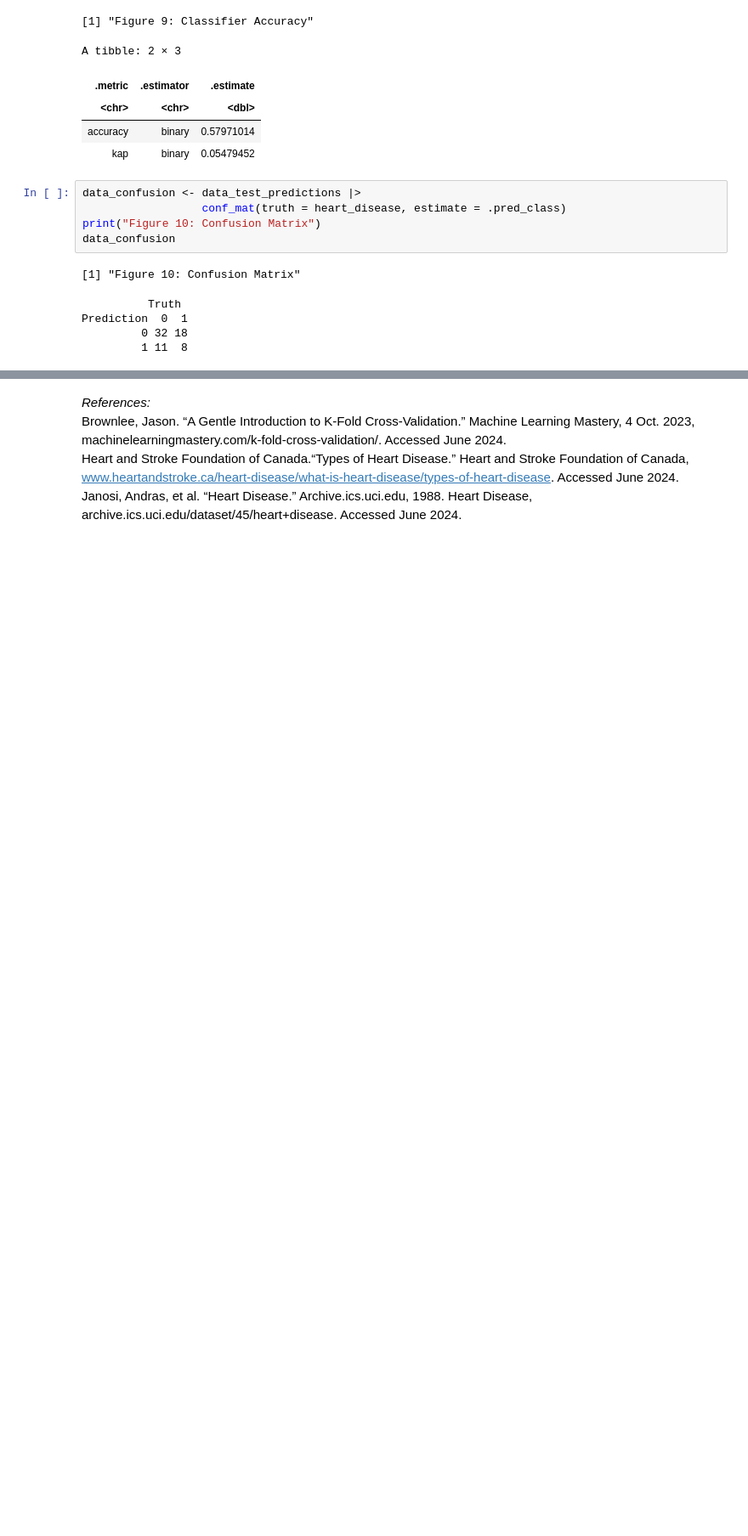
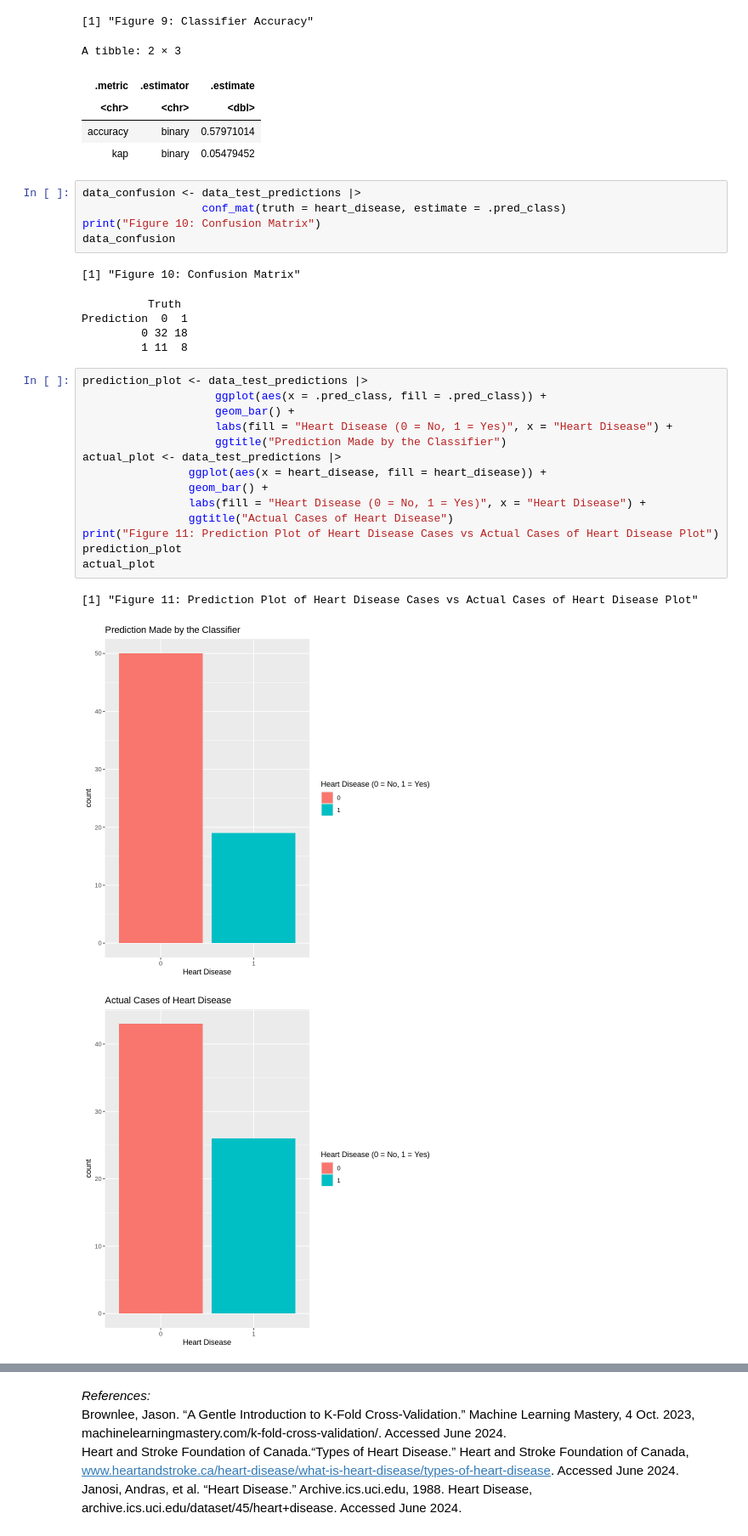
Before and after one commit to Andrewang561/Heart-Disease-Classifier, a Jupyter notebook: DataProject.ipynb, the cells around one changed output, grey strips where cells are left out. Shown at 85% size. Saved outputs shown, nothing was run; the diff lists cells and outputs as text; blank space fills up the shorter version.

Commit message:
Added a final visual component for the analysis.

```diff
--- a/DataProject.ipynb
+++ b/DataProject.ipynb
@@ -239,5 +221,23 @@ data_confusion
 Prediction  0  1
          0 32 18
          1 11  8
+# %%
+prediction_plot <- data_test_predictions |>
+                    ggplot(aes(x = .pred_class, fill = .pred_class)) +
+                    geom_bar() +
+                    labs(fill = "Heart Disease (0 = No, 1 = Yes)", x = "Heart Disease") +
+                    ggtitle("Prediction Made by the Classifier")
+actual_plot <- data_test_predictions |>
+                ggplot(aes(x = heart_disease, fill = heart_disease)) +
+                geom_bar() +
+                labs(fill = "Heart Disease (0 = No, 1 = Yes)", x = "Heart Disease") +
+                ggtitle("Actual Cases of Heart Disease")
+print("Figure 11: Prediction Plot of Heart Disease Cases vs Actual Cases of Heart Disease Plot")
+prediction_plot
+actual_plot
+# %% [output]
+[1] "Figure 11: Prediction Plot of Heart Disease Cases vs Actual Cases of Heart Disease Plot"
+[figure, added]
+[figure, added]
 # %% [markdown]
 *Discussion:*
```
Also changed, not shown: parts of 2 cells of this notebook.
